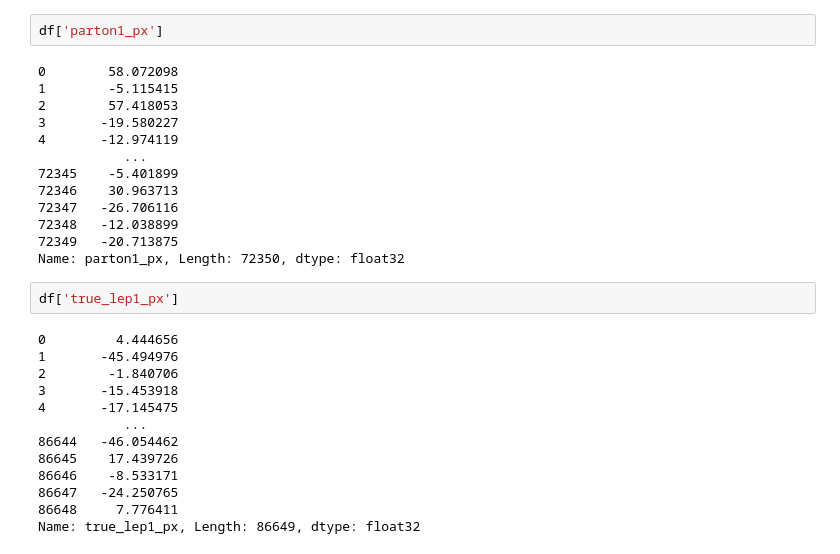
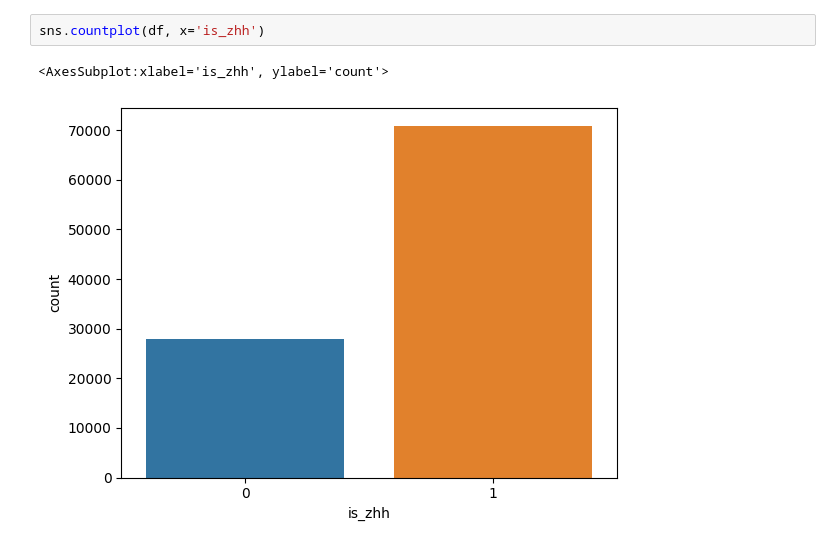
Before and after one commit to nVentis/MEM_HEP, a Jupyter notebook: notebooks/results/0_import_data.ipynb, the cells around one changed output. Drawn from its saved outputs; the diff is of its cells as text.

```diff
--- a/notebooks/results/0_import_data.ipynb
+++ b/notebooks/results/0_import_data.ipynb
@@ -70,33 +39,8 @@ Name: jet1_px, Length: 72350, dtype: float32
-# %%
-df['parton1_px']
-# %% [output]
-0        58.072098
-1        -5.115415
-2        57.418053
-3       -19.580227
-4       -12.974119
-           ...
-72345    -5.401899
-72346    30.963713
-72347   -26.706116
-72348   -12.038899
-72349   -20.713875
-Name: parton1_px, Length: 72350, dtype: float32
-# %%
-df['true_lep1_px']
-# %% [output]
-0         4.444656
-1       -45.494976
-2        -1.840706
-3       -15.453918
-4       -17.145475
-           ...
-86644   -46.054462
-86645    17.439726
-86646    -8.533171
-86647   -24.250765
-86648     7.776411
-Name: true_lep1_px, Length: 86649, dtype: float32
+# %%
+sns.countplot(df, x='is_zhh')
+# %% [output]
+<AxesSubplot:xlabel='is_zhh', ylabel='count'>
+[figure, added]
 # %%
 event_idx = 7336
 np.where(df["event"] == event_idx)[0]
```
Also changed, not shown: parts of 11 cells of this notebook, 35 other files.
